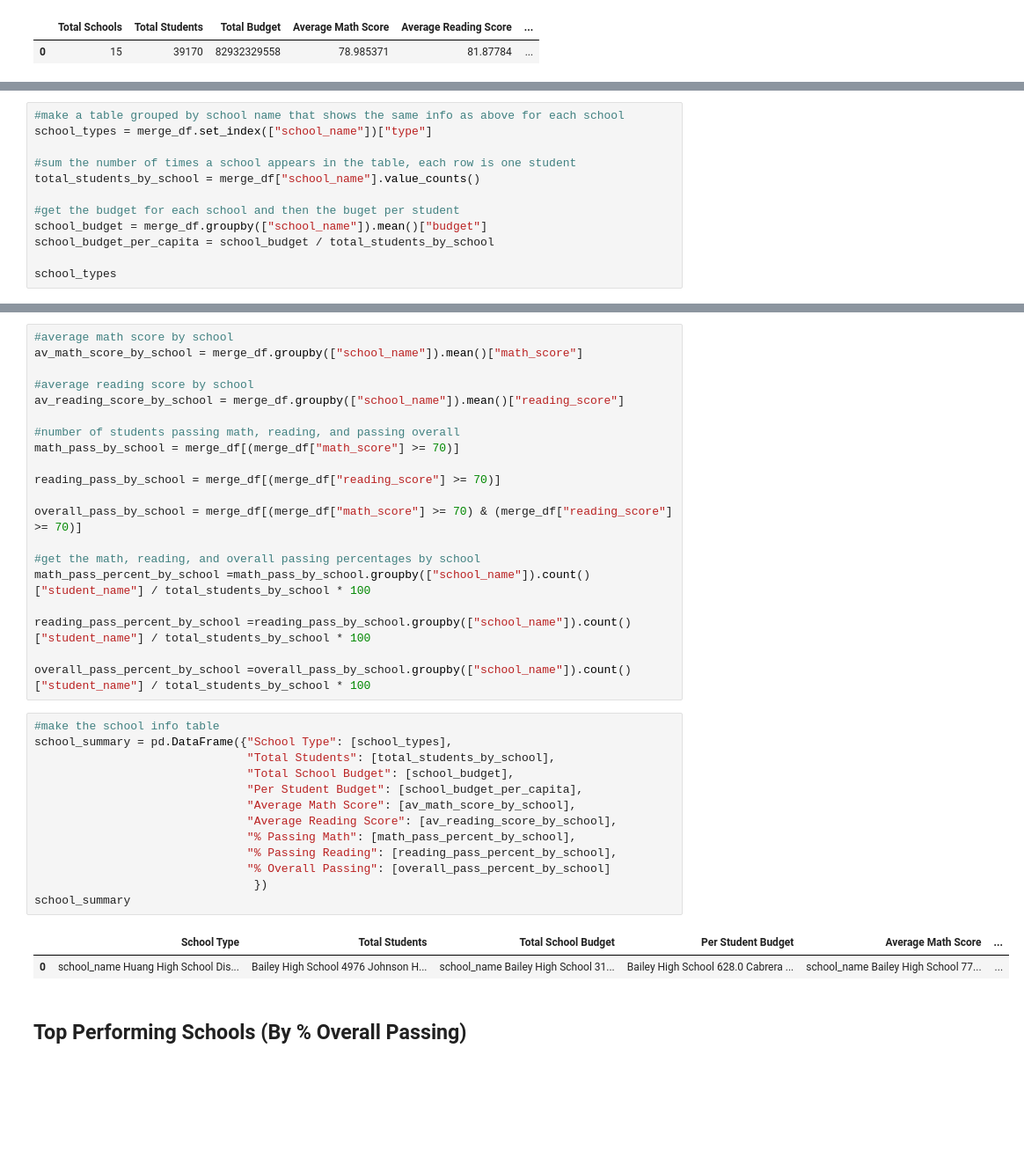
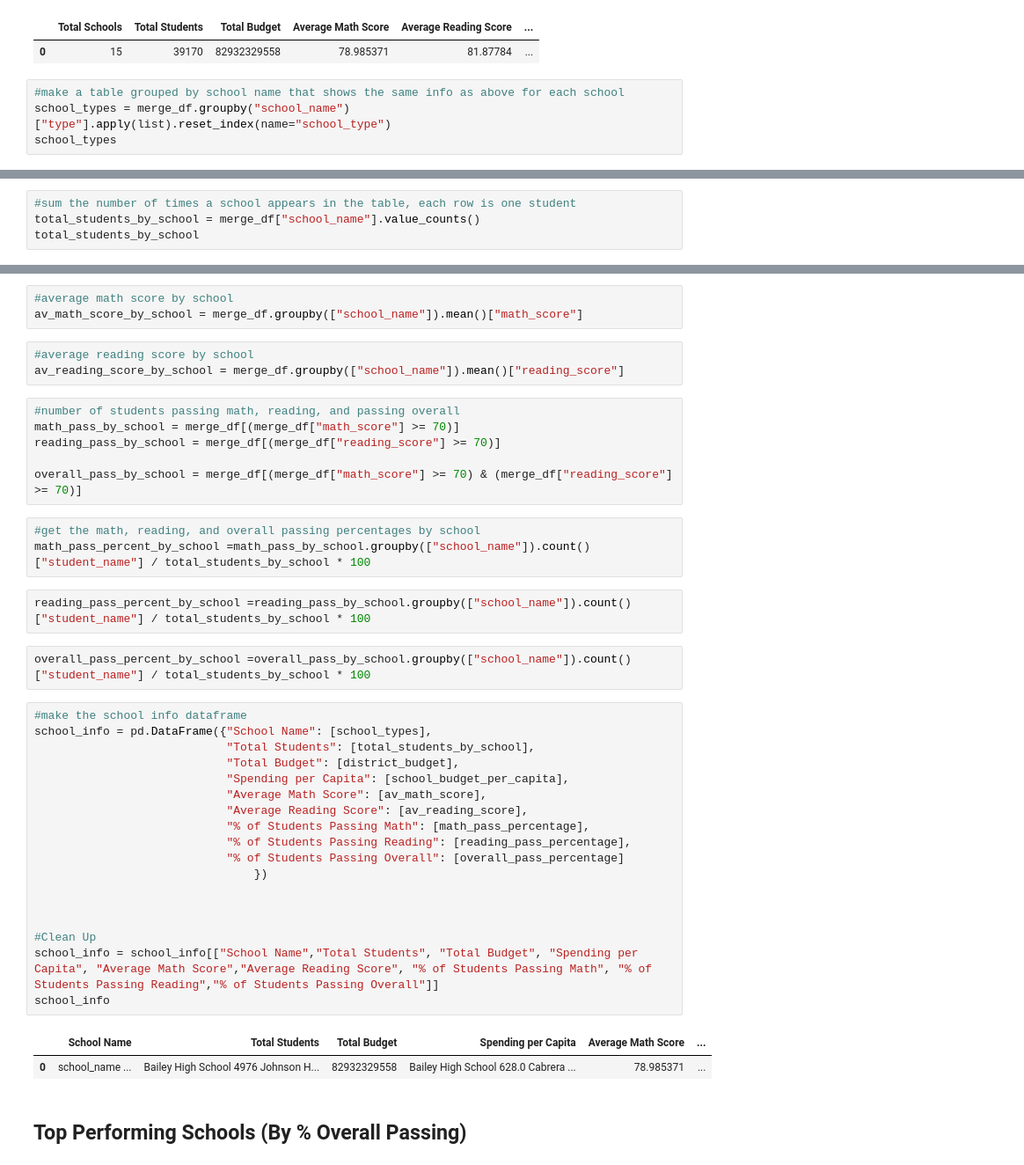
Before and after one commit to JennyShea/pandas-challenge, a Jupyter notebook: PyCitySchools_starter.ipynb, the cells around one changed output, grey strips where cells are left out. Shown: that part at 88% size. Cells and saved outputs as stored; diff of their text form; blank space fills up the shorter version.

```diff
--- a/PyCitySchools_starter.ipynb
+++ b/PyCitySchools_starter.ipynb
@@ -128,3 +128,7 @@ district_summary
 # %% [output]
 |  | Total Schools | Total Students | Total Budget | Average Math Score | Average Reading Score | ... |
 | 0 | 15 | 39170 | 82932329558 | 78.985371 | 81.87784 | ... |
+# %%
+#make a table grouped by school name that shows the same info as above for each school
+school_types = merge_df.groupby("school_name")["type"].apply(list).reset_index(name="school_type")
+school_types
@@ -131,13 +152,5 @@ district_summary
 # %%
-#make a table grouped by school name that shows the same info as above for each school
-school_types = merge_df.set_index(["school_name"])["type"]
-
 #sum the number of times a school appears in the table, each row is one student
 total_students_by_school = merge_df["school_name"].value_counts()
-
-#get the budget for each school and then the buget per student
-school_budget = merge_df.groupby(["school_name"]).mean()["budget"]
-school_budget_per_capita = school_budget / total_students_by_school
-
-school_types
+total_students_by_school
 # %% [output]
@@ -157,39 +196,43 @@ Name: type, Length: 39170, dtype: object
+# %%
+#average math score by school
+av_math_score_by_school = merge_df.groupby(["school_name"]).mean()["math_score"]
+# %%
+#average reading score by school
+av_reading_score_by_school = merge_df.groupby(["school_name"]).mean()["reading_score"]
 # %%
-#average math score by school
-av_math_score_by_school = merge_df.groupby(["school_name"]).mean()["math_score"]
-
-#average reading score by school
-av_reading_score_by_school = merge_df.groupby(["school_name"]).mean()["reading_score"]
-
 #number of students passing math, reading, and passing overall
 math_pass_by_school = merge_df[(merge_df["math_score"] >= 70)]
-
 reading_pass_by_school = merge_df[(merge_df["reading_score"] >= 70)]
 
 overall_pass_by_school = merge_df[(merge_df["math_score"] >= 70) & (merge_df["reading_score"] >= 70)]
-
-#get the math, reading, and overall passing percentages by school
-math_pass_percent_by_school =math_pass_by_school.groupby(["school_name"]).count()["student_name"] / total_students_by_school * 100
-
-reading_pass_percent_by_school =reading_pass_by_school.groupby(["school_name"]).count()["student_name"] / total_students_by_school * 100
-
-overall_pass_percent_by_school =overall_pass_by_school.groupby(["school_name"]).count()["student_name"] / total_students_by_school * 100
+# %%
+#get the math, reading, and overall passing percentages by school
+math_pass_percent_by_school =math_pass_by_school.groupby(["school_name"]).count()["student_name"] / total_students_by_school * 100
+# %%
+reading_pass_percent_by_school =reading_pass_by_school.groupby(["school_name"]).count()["student_name"] / total_students_by_school * 100
+# %%
+overall_pass_percent_by_school =overall_pass_by_school.groupby(["school_name"]).count()["student_name"] / total_students_by_school * 100
 # %%
-#make the school info table
-school_summary = pd.DataFrame({"School Type": [school_types],
-                               "Total Students": [total_students_by_school],
-                               "Total School Budget": [school_budget],
-                               "Per Student Budget": [school_budget_per_capita],
-                               "Average Math Score": [av_math_score_by_school],
-                               "Average Reading Score": [av_reading_score_by_school],
-                               "% Passing Math": [math_pass_percent_by_school],
-                               "% Passing Reading": [reading_pass_percent_by_school],
-                               "% Overall Passing": [overall_pass_percent_by_school]
+#make the school info dataframe
+school_info = pd.DataFrame({"School Name": [school_types],
+                            "Total Students": [total_students_by_school],
+                            "Total Budget": [district_budget],
+                            "Spending per Capita": [school_budget_per_capita],
+                            "Average Math Score": [av_math_score],
+                            "Average Reading Score": [av_reading_score],
+                            "% of Students Passing Math": [math_pass_percentage],
+                            "% of Students Passing Reading": [reading_pass_percentage],
+                            "% of Students Passing Overall": [overall_pass_percentage]
                                 })
-school_summary
+
+
+
+#Clean Up
+school_info = school_info[["School Name","Total Students", "Total Budget", "Spending per Capita", "Average Math Score","Average Reading Score", "% of Students Passing Math", "% of Students Passing Reading","% of Students Passing Overall"]]
+school_info
 # %% [output]
-|  | School Type | Total Students | Total School Budget | Per Student Budget | Average Math Score | ... |
-| 0 | school_name Huang High School Dis... | Bailey High School 4976 Johnson H... | school_name Bailey High School 31... | Bailey High School 628.0 Cabrera ... | school_name Bailey High School 77... | ... |
+|  | School Name | Total Students | Total Budget | Spending per Capita | Average Math Score | ... |
+| 0 | school_name ... | Bailey High School 4976 Johnson H... | 82932329558 | Bailey High School 628.0 Cabrera ... | 78.985371 | ... |
 # %% [markdown]
 ## Top Performing Schools (By % Overall Passing)
 # %% [markdown]
```
Also changed, not shown: parts of 13 cells of this notebook.
